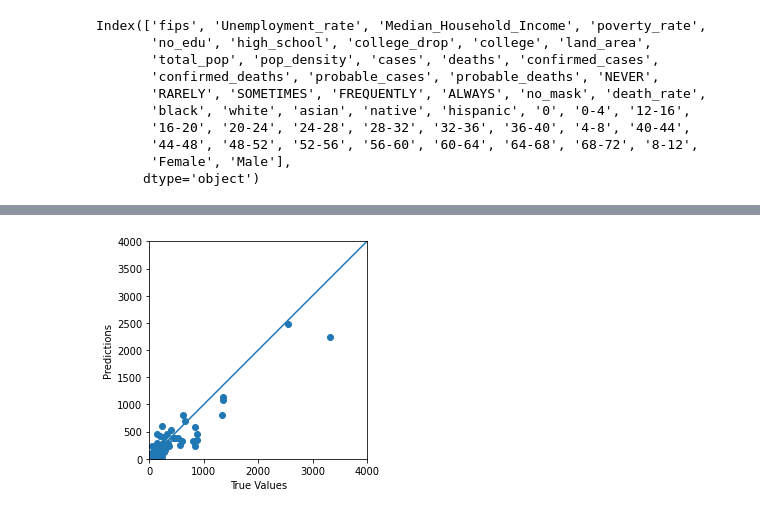
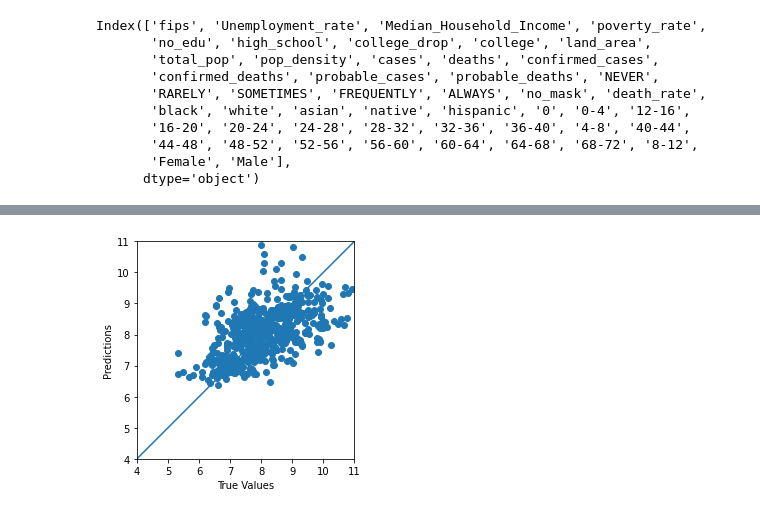
Before and after one commit to gabhijith/pyghack_covid19, a Jupyter notebook: scratch.ipynb, the cells around one changed output, grey strips where cells are left out. Drawn from its saved outputs; the diff is of its cells as text; code cells hidden in the pictures.

Commit message:
Improved models, added champagin data

```diff
--- a/scratch.ipynb
+++ b/scratch.ipynb
@@ -121,6 +125,12 @@ df_hr_uspop.pop('population')
 df_hr_uspop.rename(columns = {'county':'fips','asian / pacific islander':'asian','amerian indian/alaska native':'native','PCTPOVALL_2018':'poverty_rate','POP_ESTIMATE_2019':'total_pop'}, inplace = True)
 df_hr_uspop.keys()
 df_feat = pd.merge(df_features2,df_hr_uspop,how='inner', on ='fips')
+df_feat=df_feat[df_feat['deaths']>0]
+df_feat['no_edu']=df_feat['no_edu']/100
+df_feat['high_school']=df_feat['high_school']/100
+df_feat['college_drop']=df_feat['college_drop']/100
+df_feat['college']=df_feat['college']/100
+df_feat['death_rate']=-np.log(df_feat['death_rate'])
 # %%
 df_feat.keys()
 # %% [output]
@@ -227,15 +231,22 @@ def build_model_DNN(input_len):
     # layers.Conv1D(filters=16, kernel_size=3,activation='relu'),
     # layers.MaxPooling1D(),
     # layers.Flatten(),
-    layers.Dense(128, activation='relu',input_shape=[input_len]),
+    layers.Dense(64, activation='relu',input_shape=[input_len]),
     # layers.Dense(32, activation='relu'),
-    layers.Dense(8, activation='relu'),
-    layers.Dense(1, activation='linear')
+    layers.Dropout(0.1),
+    layers.Dense(64, activation='relu'),
+    layers.Dropout(0.1),
+    layers.Dense(64, activation='relu'),
+    layers.Dropout(0.1),
+    layers.Dense(64, activation='relu'),
+    layers.Dropout(0.1),
+    # layers.Dropout(0.25),
+    layers.Dense(1)
   ])
 
   optimizer = tf.keras.optimizers.RMSprop(0.001)
 
-  model.compile(loss='msle',
+  model.compile(loss='mse',
                 optimizer='adam',
                 metrics=['mae', 'mse','msle','mape','kullback_leibler_divergence'])
   return model
@@ -262,7 +276,7 @@ Trainable params: 5,777
 Non-trainable params: 0
 _________________________________________________________________
 # %%
-EPOCHS = 100
+EPOCHS = 200
 # train_array = np.array(train_dataset.to_numpy())
 history = model.fit(
   train_dataset, train_label,batch_size=16,
@@ -299,15 +327,15 @@ hist.tail()
 # %%
 test_predictions = model.predict(test_dataset,batch_size=512).flatten()
 test_pred=(test_predictions).flatten()
 test_lab=(test_label).to_numpy().flatten()
 test_pred[test_pred<0]=0
 a = plt.axes(aspect='equal')
 plt.scatter(test_lab, test_pred,)
 plt.xlabel('True Values')
 plt.ylabel('Predictions')
-lims = [0, 4000]
+lims = [4, 11]
 plt.xlim(lims)
 plt.ylim(lims)
 _ = plt.plot(lims, lims)
 # %% [output]
-[figure, old version]
+[figure, new version]
```
Also changed, not shown: parts of 34 cells of this notebook.
